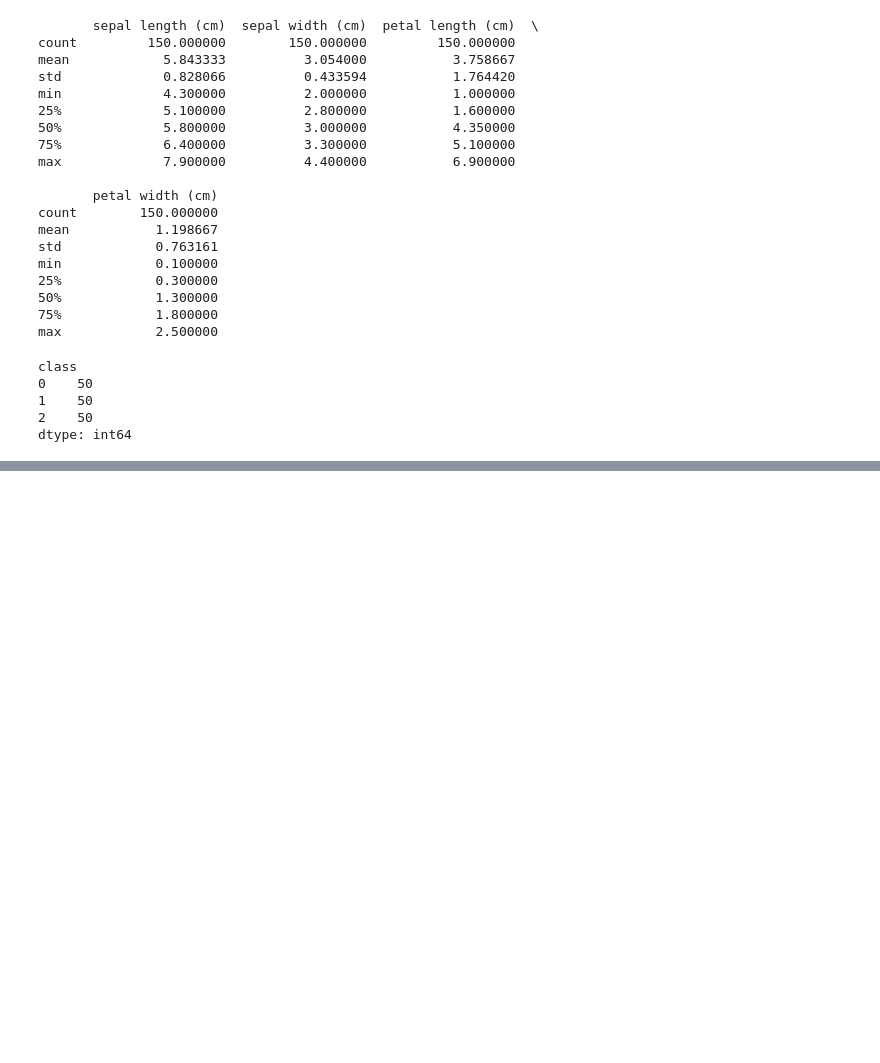
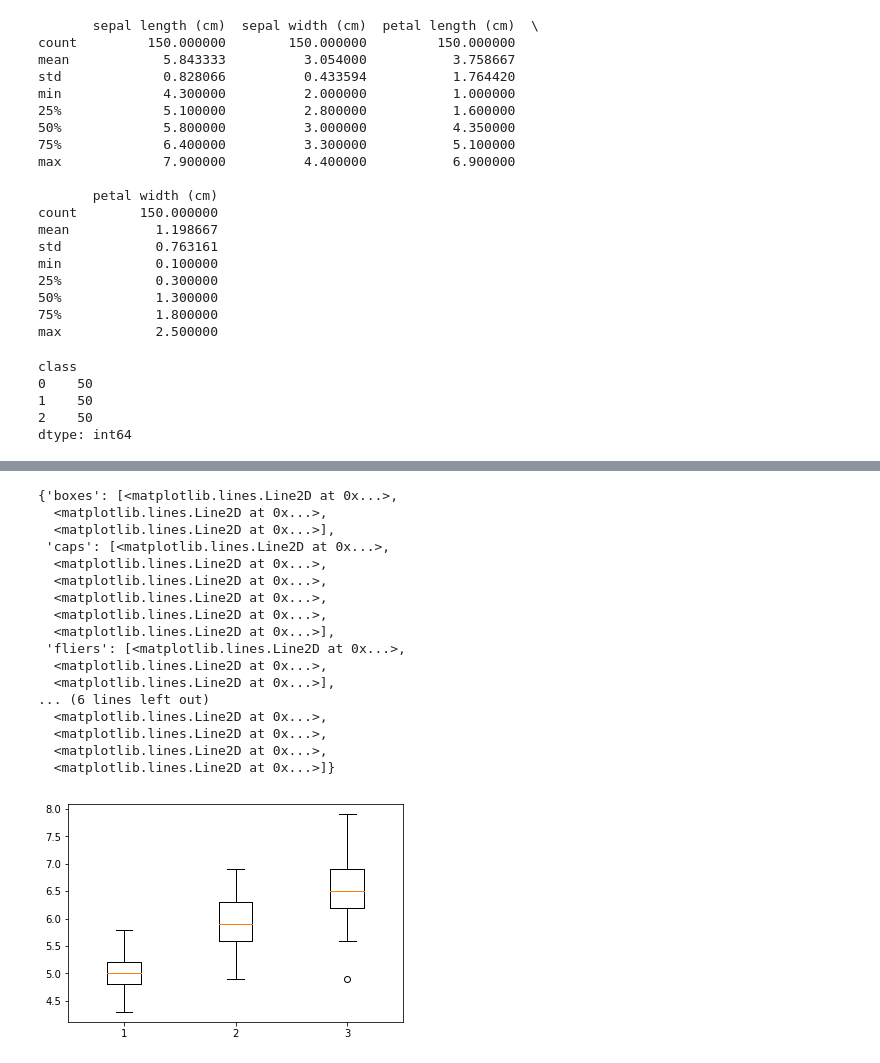
Before and after one commit to agassi4013/Iris-Dataset, a Jupyter notebook: Iris Data Set.ipynb, the cells around one changed output, grey strips where cells are left out. Saved outputs shown, nothing was run; the diff lists cells and outputs as text; code cells hidden in the pictures; blank space fills up the shorter version.

```diff
--- a/Iris Data Set.ipynb
+++ b/Iris Data Set.ipynb
@@ -107,0 +116,22 @@ dtype: int64
+# %%
+dlist = list(map(list, zip(*iris['data'])))
+plt.boxplot([dlist[0][:50],dlist[0][51:100],dlist[0][101:150]])
+# %% [output]
+{'boxes': [<matplotlib.lines.Line2D at 0x...>,
+  <matplotlib.lines.Line2D at 0x...>,
+  <matplotlib.lines.Line2D at 0x...>],
+ 'caps': [<matplotlib.lines.Line2D at 0x...>,
+  <matplotlib.lines.Line2D at 0x...>,
+  <matplotlib.lines.Line2D at 0x...>,
+  <matplotlib.lines.Line2D at 0x...>,
+  <matplotlib.lines.Line2D at 0x...>,
+  <matplotlib.lines.Line2D at 0x...>],
+ 'fliers': [<matplotlib.lines.Line2D at 0x...>,
+  <matplotlib.lines.Line2D at 0x...>,
+  <matplotlib.lines.Line2D at 0x...>],
+... (6 lines left out)
+  <matplotlib.lines.Line2D at 0x...>,
+  <matplotlib.lines.Line2D at 0x...>,
+  <matplotlib.lines.Line2D at 0x...>,
+  <matplotlib.lines.Line2D at 0x...>]}
+[figure, added]
```
Also changed, not shown: parts of 3 cells of this notebook.
